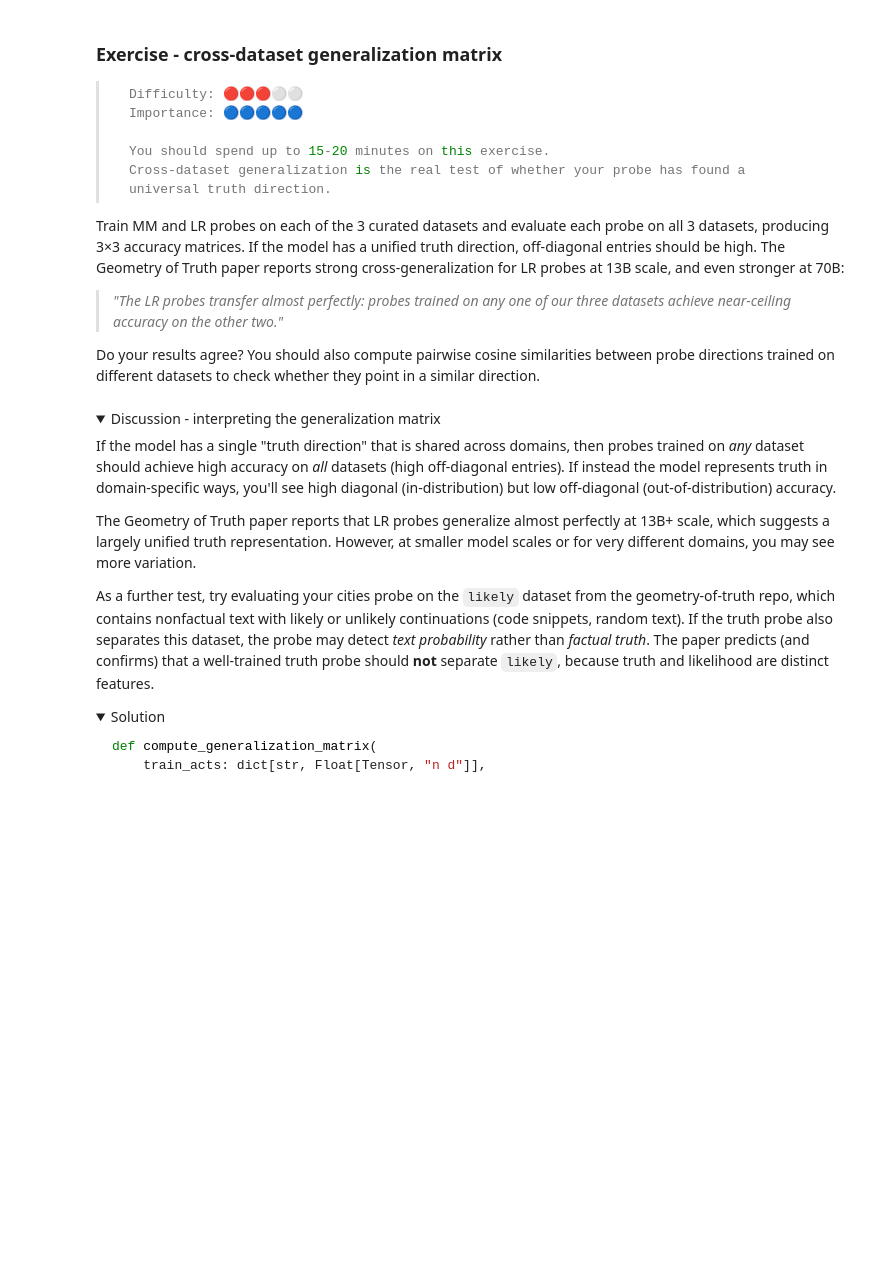
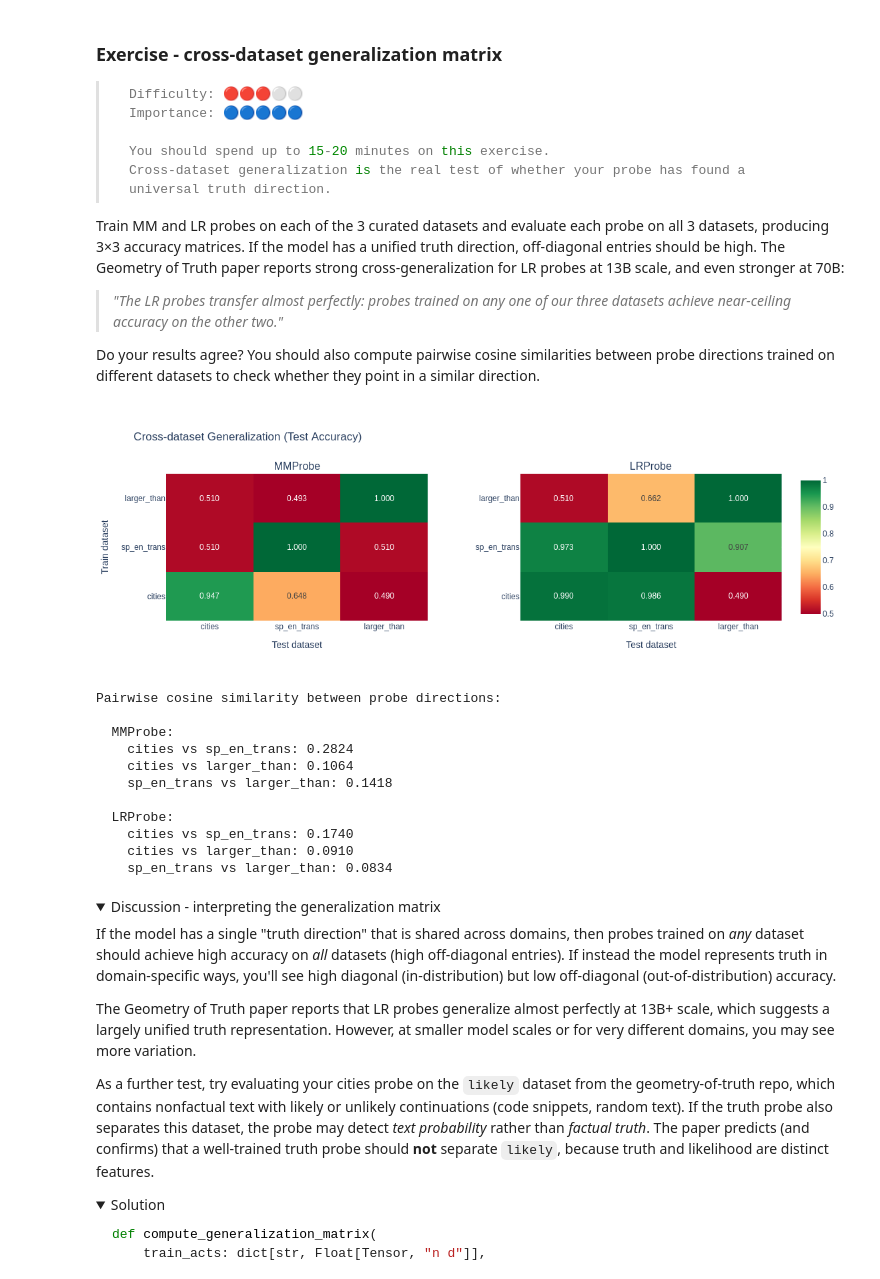
Before and after one commit to Shimin-Zhang/ARENA_Progress, a Jupyter notebook: chapter1_transformer_interp/exercises/part31_linear_probes/1.3.1_Linear_Probes_exercises.ipynb, the cells around one changed output. Drawn from its saved outputs; the diff is of its cells as text; code cells hidden in the pictures; folded sections open; blank space fills up the shorter version.

```diff
--- a/chapter1_transformer_interp/exercises/part31_linear_probes/1.3.1_Linear_Probes_exercises.ipynb
+++ b/chapter1_transformer_interp/exercises/part31_linear_probes/1.3.1_Linear_Probes_exercises.ipynb
@@ -1095,7 +1289,25 @@ def compute_generalization_matrix(
     Returns:
         Tensor of shape [n_datasets, n_datasets] with accuracy values.
     """
-    raise NotImplementedError()
+    probes = {}
+    for k in dataset_names:
+        probe = probe_cls.from_data(acts=train_acts[k], labels=train_labels[k], device=device)
+        probes[k] = probe
+
+    accuracy = []
+    for i in dataset_names:
+        current = []
+        for j in dataset_names:
+            probe = probes[i]
+            # predict = probe.pred(test_acts[j].to(device))
+            mean_adjusted_test = test_acts[j] - test_acts[j].mean(0) + train_acts[j].mean(0)
+            predict = probe.pred(mean_adjusted_test.to(device)) # mean shift them to training data
+            acc = (predict == test_labels[j].to(device)).float().mean().item()
+            current.append(acc)
+
+        accuracy.append(current)
+
+    return t.tensor(accuracy)
 
 
 mm_matrix = compute_generalization_matrix(train_acts, train_labels, test_acts, test_labels, DATASET_NAMES, MMProbe)
@@ -1116,33 +1328,46 @@ for idx, (matrix, name) in enumerate([(mm_matrix, "MM"), (lr_matrix, "LR")]):
             y=DATASET_NAMES,
             text=text_vals,
             texttemplate="%{text}",
             colorscale="RdYlGn",
             zmin=0.5,
             zmax=1.0,
             showscale=(idx == 1),
         ),
         row=1,
         col=idx + 1,
     )
     fig.update_yaxes(title_text="Train dataset" if idx == 0 else "", row=1, col=idx + 1)
     fig.update_xaxes(title_text="Test dataset", row=1, col=idx + 1)
 
 fig.update_layout(title="Cross-dataset Generalization (Test Accuracy)", height=400, width=800)
 fig.show()
 
 # Cosine similarity between probe directions
 mm_directions = {name: MMProbe.from_data(train_acts[name], train_labels[name]).direction for name in DATASET_NAMES}
 lr_directions = {name: LRProbe.from_data(train_acts[name], train_labels[name]).direction for name in DATASET_NAMES}
 
 print("\nPairwise cosine similarity between probe directions:")
 for probe_name, directions in [("MM", mm_directions), ("LR", lr_directions)]:
     print(f"\n  {probe_name}Probe:")
     for i, n1 in enumerate(DATASET_NAMES):
         for j, n2 in enumerate(DATASET_NAMES):
             if j > i:
                 d1 = directions[n1] / directions[n1].norm()
                 d2 = directions[n2] / directions[n2].norm()
                 print(f"    {n1} vs {n2}: {(d1 @ d2).item():.4f}")
+# %% [output]
+[figure, added]
+Pairwise cosine similarity between probe directions:
+
+  MMProbe:
+    cities vs sp_en_trans: 0.2824
+    cities vs larger_than: 0.1064
+    sp_en_trans vs larger_than: 0.1418
+
+  LRProbe:
+    cities vs sp_en_trans: 0.1740
+    cities vs larger_than: 0.0910
+    sp_en_trans vs larger_than: 0.0834
 # %% [markdown]
 <details>
 <summary>Discussion - interpreting the generalization matrix</summary>
```
Also changed, not shown: parts of 12 cells of this notebook.
